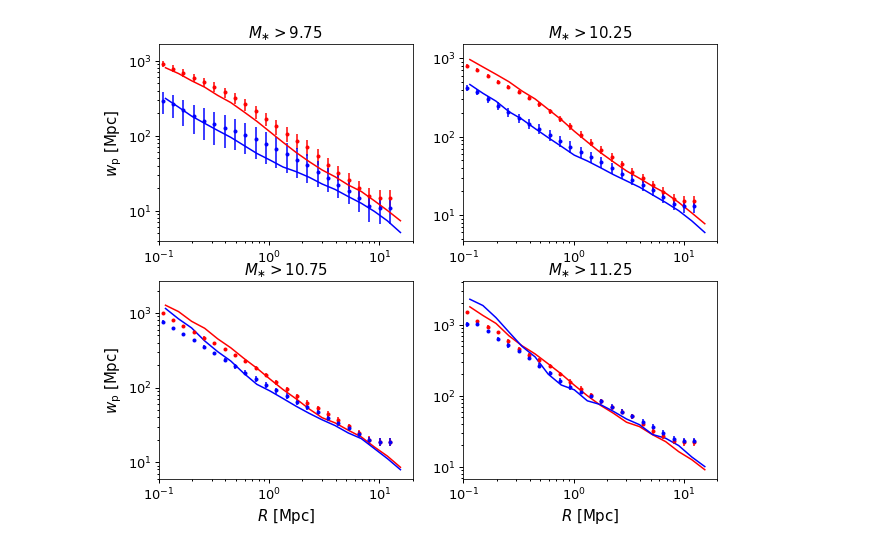
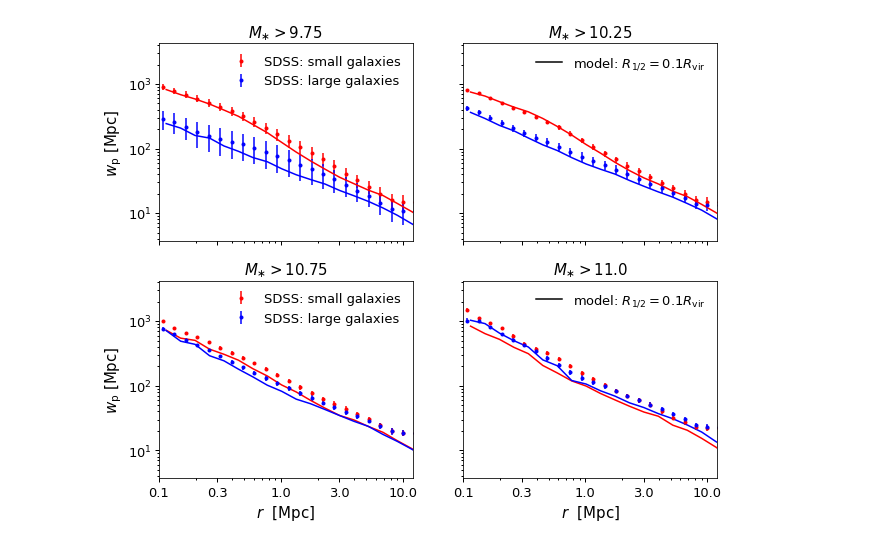
Before and after one commit to aphearin/galsize_models, a Jupyter notebook: notebooks/sham_based_penultimate_results.ipynb, the cells around one changed output. Saved outputs shown, nothing was run; the diff lists cells and outputs as text; code cells hidden in the pictures.

```diff
--- a/notebooks/sham_based_penultimate_results.ipynb
+++ b/notebooks/sham_based_penultimate_results.ipynb
@@ -27,13 +27,13 @@ sliding_rank_orders = python_sliding_rank(x, y, window_length)
 size_percentile = (1. + sliding_rank_orders)/float(window_length+1)
 sdss['r50_percentile'] = size_percentile
 # %%
-from galsize_models.models import load_orphan_subhalos, moustakas_sham
+from galsize_models.models import load_orphan_subhalos, moustakas_sham, orphan_selection
 subhalos = load_orphan_subhalos()
 
 subhalos['sm'] = moustakas_sham(subhalos['mpeak'], 0.25)
 
-vmax_ratio_cut = 0.35
-orphan_mask = subhalos['frac_vpeak_remaining'] > vmax_ratio_cut
+orphan_mask = orphan_selection(subhalos)
+
 mock = subhalos[orphan_mask]
 # %%
 from galsize_models.models import component_size_vs_rhalo
@@ -207,69 +204,98 @@ __=ax4.plot(rp_mids, wp_all_mock_sm11p0_nocorr, color='k', label=r'SHAM + orphan
 # %%
 from galsize_models.measurements import sdss_measurements
 littleh = 0.7
-fig, axes = plt.subplots(2, 2, figsize=(10, 8))
+fig, axes = plt.subplots(2, 2, figsize=(10, 8), sharex=True, sharey=True)
 (ax1, ax2), (ax3, ax4) = axes
 
 for ax in (ax1, ax2, ax3, ax4):
     __=ax.loglog()
-    xlim = ax.set_xlim(0.1, 20)
+    xlim = ax.set_xlim(0.1, 12)
 
-xlabel3 = ax3.set_xlabel(r'$R$ $[{\rm Mpc}]$')
-xlabel4 = ax4.set_xlabel(r'$R$ $[{\rm Mpc}]$')
+xlabel3 = ax3.set_xlabel(r'$r$  $[{\rm Mpc}]$')
+xlabel4 = ax4.set_xlabel(r'$r$  $[{\rm Mpc}]$')
 ylabel1 = ax1.set_ylabel(r'$w_{\rm p}$ $[{\rm Mpc}]$')
 ylabel3 = ax3.set_ylabel(r'$w_{\rm p}$ $[{\rm Mpc}]$')
 
 title1 = ax1.set_title(r'$M_{\ast}>9.75$')
 title2 = ax2.set_title(r'$M_{\ast}>10.25$')
 title3 = ax3.set_title(r'$M_{\ast}>10.75$')
-title4 = ax4.set_title(r'$M_{\ast}>11.25$')
+title4 = ax4.set_title(r'$M_{\ast}>11.0$')
 
+ifirst=0
 x = sdss_measurements.rp*littleh
 __=ax1.errorbar(x,
                sdss_measurements.wp_sdss_mpajhu_sm9p75_small*littleh,
                sdss_measurements.wperr_sdss_mpajhu_sm9p75*littleh,
-               fmt='.', color='red', label=r'SDSS')
+               fmt='.', color='red', label=r'SDSS: small galaxies')
 __=ax2.errorbar(x,
                sdss_measurements.wp_sdss_mpajhu_sm10p25_small*littleh,
                sdss_measurements.wperr_sdss_mpajhu_sm10p25*littleh,
-               fmt='.', color='red', label=r'SDSS')
+               fmt='.', color='red')
 __=ax3.errorbar(x,
                sdss_measurements.wp_sdss_mpajhu_sm10p75_small*littleh,
                sdss_measurements.wperr_sdss_mpajhu_sm10p75*littleh,
-               fmt='.', color='red', label=r'SDSS')
-__=ax4.errorbar(x,
-               sdss_measurements.wp_sdss_mpajhu_sm11p0_small*littleh,
-               sdss_measurements.wperr_sdss_mpajhu_sm11p0*littleh,
-               fmt='.', color='red', label=r'SDSS')
+               fmt='.', color='red', label=r'SDSS: small galaxies')
+__=ax4.errorbar(x[ifirst:],
+               sdss_measurements.wp_sdss_mpajhu_sm11p0_small[ifirst:]*littleh,
+               sdss_measurements.wperr_sdss_mpajhu_sm11p0[ifirst:]*littleh,
+               fmt='.', color='red')
 
 __=ax1.errorbar(x,
                sdss_measurements.wp_sdss_mpajhu_sm9p75_large*littleh,
                sdss_measurements.wperr_sdss_mpajhu_sm9p75*littleh,
-               fmt='.', color='blue', label=r'SDSS')
+               fmt='.', color='blue', label=r'SDSS: large galaxies')
 __=ax2.errorbar(x,
                sdss_measurements.wp_sdss_mpajhu_sm10p25_large*littleh,
                sdss_measurements.wperr_sdss_mpajhu_sm10p25*littleh,
-               fmt='.', color='blue', label=r'SDSS')
+               fmt='.', color='blue')
 __=ax3.errorbar(x,
                sdss_measurements.wp_sdss_mpajhu_sm10p75_large*littleh,
                sdss_measurements.wperr_sdss_mpajhu_sm10p75*littleh,
-               fmt='.', color='blue', label=r'SDSS')
-__=ax4.errorbar(x,
-               sdss_measurements.wp_sdss_mpajhu_sm11p0_large*littleh,
-               sdss_measurements.wperr_sdss_mpajhu_sm11p0*littleh,
-               fmt='.', color='blue', label=r'SDSS')
+               fmt='.', color='blue', label=r'SDSS: large galaxies')
+__=ax4.errorbar(x[ifirst:],
+               sdss_measurements.wp_sdss_mpajhu_sm11p0_large[ifirst:]*littleh,
+               sdss_measurements.wperr_sdss_mpajhu_sm11p0[ifirst:]*littleh,
+               fmt='.', color='blue')
 
+ifirst=0
 __=ax1.plot(rp_mids, wp_small_mock_sm9p75_nocorr, color='red')
-__=ax2.plot(rp_mids, wp_small_mock_sm10p25_nocorr, color='red')
+__=ax2.plot(rp_mids, wp_small_mock_sm10p25_nocorr, color='red',
+            label=r'model: $R_{1/2}=0.1R_{\rm vir}$')
 __=ax3.plot(rp_mids, wp_small_mock_sm10p75_nocorr, color='red')
-__=ax4.plot(rp_mids, wp_small_mock_sm11p0_nocorr, color='red')
+__=ax4.plot(rp_mids[ifirst:], wp_small_mock_sm11p0_nocorr[ifirst:], color='red',
+            label=r'model: $R_{1/2}=0.1R_{\rm vir}$')
 
 __=ax1.plot(rp_mids, wp_large_mock_sm9p75_nocorr, color='blue')
 __=ax2.plot(rp_mids, wp_large_mock_sm10p25_nocorr, color='blue')
 __=ax3.plot(rp_mids, wp_large_mock_sm10p75_nocorr, color='blue')
-__=ax4.plot(rp_mids, wp_large_mock_sm11p0_nocorr, color='blue')
+__=ax4.plot(rp_mids[ifirst:], wp_large_mock_sm11p0_nocorr[ifirst:], color='blue')
+
+__=ax1.get_xaxis().set_major_formatter(ticker.NullFormatter())
+__=ax1.get_xaxis().set_minor_formatter(ticker.NullFormatter())
+__=ax2.get_xaxis().set_major_formatter(ticker.NullFormatter())
+__=ax2.get_xaxis().set_minor_formatter(ticker.NullFormatter())
+
+__=ax3.get_xaxis().set_major_formatter(ticker.ScalarFormatter())
+__=ax3.get_xaxis().set_minor_formatter(ticker.NullFormatter())
+__=ax3.set_xticks((0.1, 0.3, 1, 3, 10))
+__=ax4.get_xaxis().set_major_formatter(ticker.ScalarFormatter())
+__=ax4.get_xaxis().set_minor_formatter(ticker.NullFormatter())
+__=ax4.set_xticks((0.1, 0.3, 1, 3, 10))
+
+figname = 'rvir_only_wp_large_small_absolute.pdf'
+fig.savefig(figname, bbox_extra_artists=[xlabel3, ylabel3], bbox_inches='tight')
+
+leg1 = ax1.legend()
+leg2 = ax2.legend()
+leg3 = ax3.legend()
+leg4 = ax4.legend()
+leg2.legendHandles[0].set_color('k')
+leg4.legendHandles[0].set_color('k')
+
+figname = 'rvir_only_wp_large_small_absolute.pdf'
+fig.savefig(figname, bbox_extra_artists=[xlabel3, ylabel3], bbox_inches='tight')
 # %% [output]
-[figure, old version]
+[figure, new version]
 # %%
 fracdiff_sm9p75_midcorr = (wp_large_mock_sm9p75_midcorr-wp_small_mock_sm9p75_midcorr)/wp_all_mock_sm9p75_midcorr
 fracdiff_sm10p25_midcorr = (wp_large_mock_sm10p25_midcorr-wp_small_mock_sm10p25_midcorr)/wp_all_mock_sm10p25_midcorr
```
Also changed, not shown: parts of 5 cells of this notebook, 6 other files.
